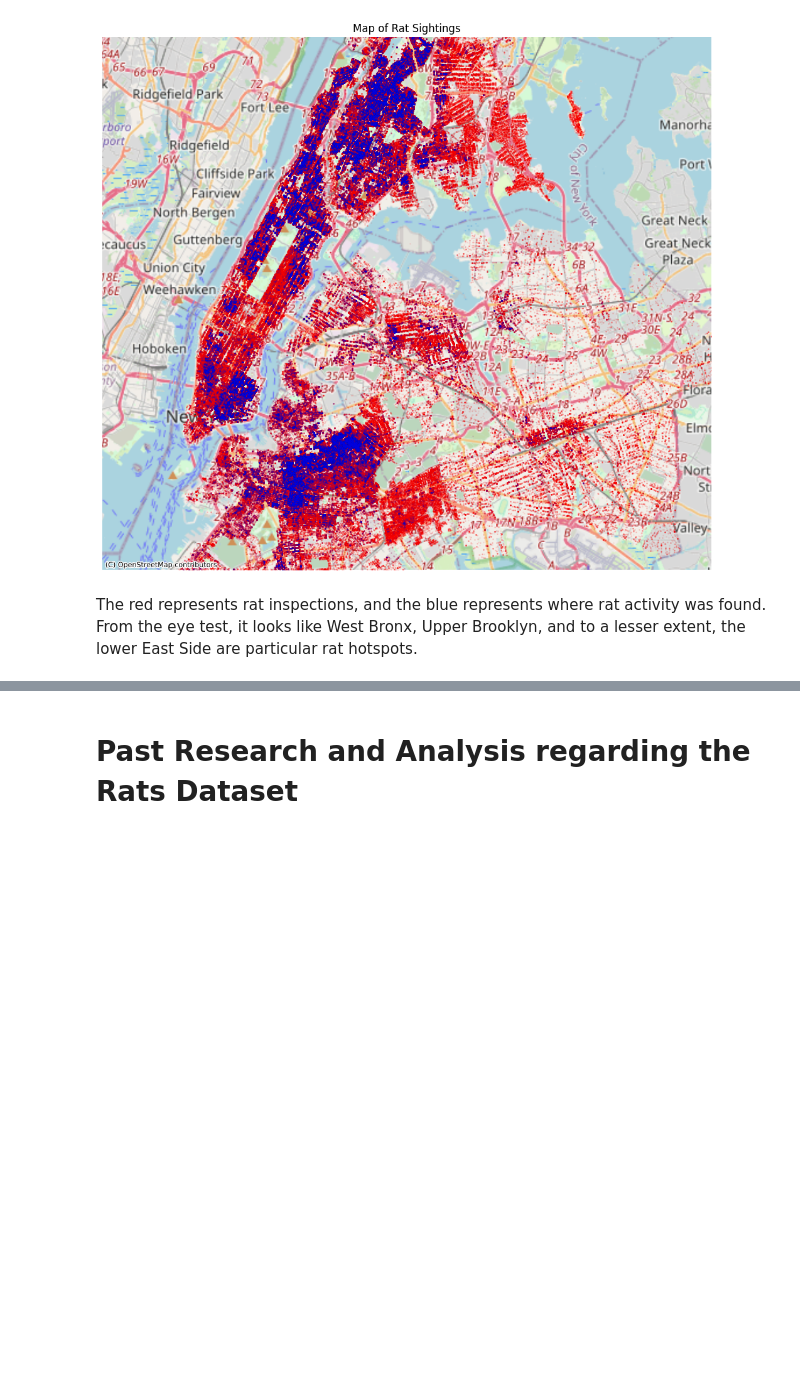
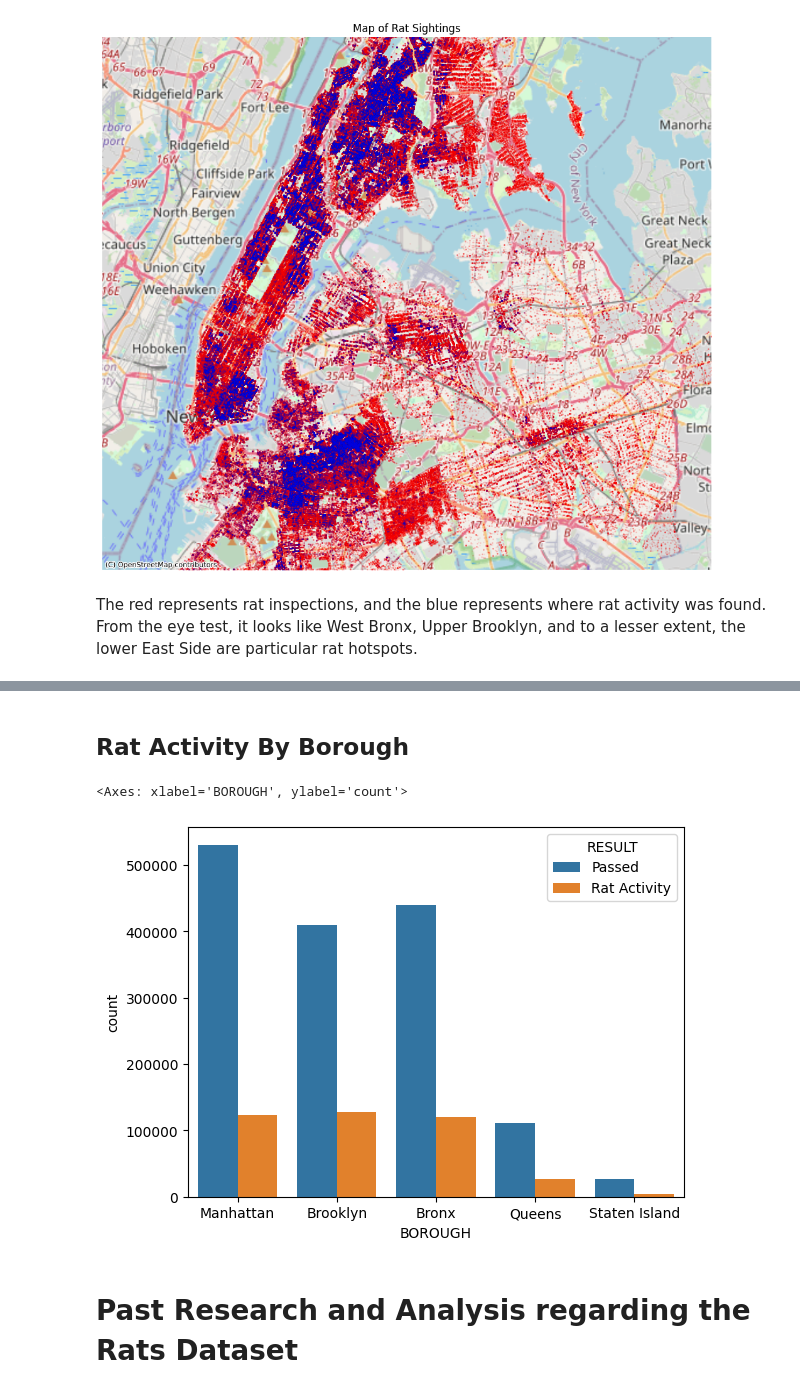
Before and after one commit to beachu23/final_proj_189, a Jupyter notebook: Final_project.ipynb, the cells around one changed output, grey strips where cells are left out. Drawn from its saved outputs; the diff is of its cells as text; code cells hidden in the pictures; blank space fills up the shorter version.

```diff
--- a/Final_project.ipynb
+++ b/Final_project.ipynb
@@ -101,3 +149,13 @@ df.drop(columns = ['JOB_ID', 'BBL', 'HOUSE_NUMBER', 'LOT', 'STREET_NAME', 'X_COO
+# %% [markdown]
+## Rat Activity By Borough
+# %%
+temp_df_4 = df.dropna(subset = ['BOROUGH'], inplace=False)
+temp_df_4 = temp_df_4[['BOROUGH', 'RESULT']]
+
+sns.countplot(data = temp_df_4, x='BOROUGH', hue='RESULT')
+# %% [output]
+<Axes: xlabel='BOROUGH', ylabel='count'>
+[figure, added]
 # %% [markdown]
 # Past Research and Analysis regarding the Rats Dataset
 # %% [markdown]
```
Also changed, not shown: parts of 11 cells of this notebook.
